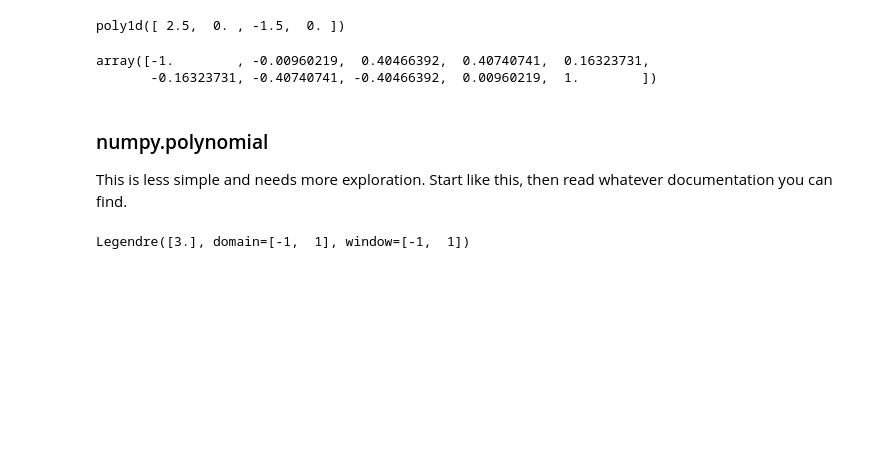
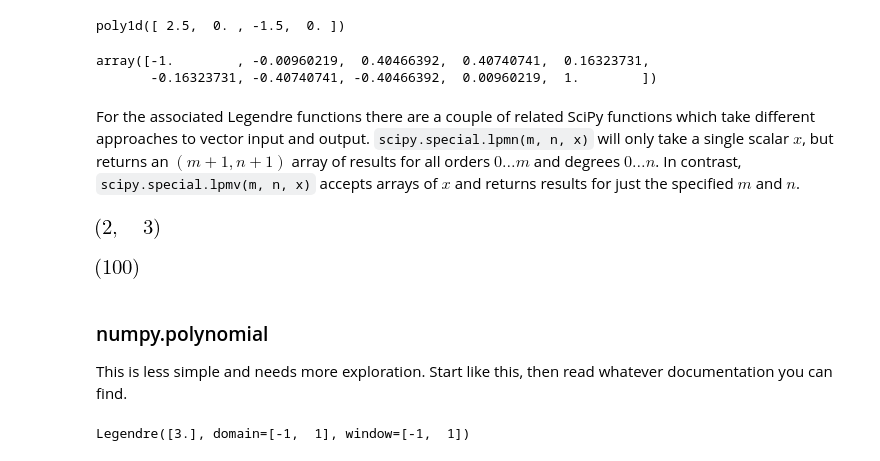
Before and after one commit to colinleach/astro-Jupyter, a Jupyter notebook: math/Legendre.ipynb, the cells around one changed output. Saved outputs shown, nothing was run; the diff lists cells and outputs as text; code cells hidden in the pictures; blank space fills up the shorter version.

Commit message:
legendre added spherical bit

```diff
--- a/math/Legendre.ipynb
+++ b/math/Legendre.ipynb
@@ -80,6 +81,20 @@ display(P_3_sp(x10))
 # %% [output]
 array([-1.        , -0.00960219,  0.40466392,  0.40740741,  0.16323731,
        -0.16323731, -0.40740741, -0.40466392,  0.00960219,  1.        ])
+# %% [markdown]
+For the associated Legendre functions there are a couple of related SciPy functions which take different approaches to vector input and output. `scipy.special.lpmn(m, n, x)` will only take a single scalar $x$, but returns an $(m+1, n+1)$ array of results for all orders $0 \dots m$ and degrees $0 \dots n$. In contrast, `scipy.special.lpmv(m, n, x)` accepts arrays of $x$ and returns results for just the specified $m$ and $n$.
+# %%
+xs = np.linspace(0, 1, 100)
+m = 1
+n = 2
+P_lm, _ = sp.lpmn(m, n, xs[5])
+display(P_lm.shape)
+
+P_lmv = sp.lpmv(m, n, xs)
+display(P_lmv.shape)
+# %% [output]
+[figure, added]
+[figure, added]
 # %% [markdown]
 ### numpy.polynomial
 
```
Also changed, not shown: parts of 5 cells of this notebook.
